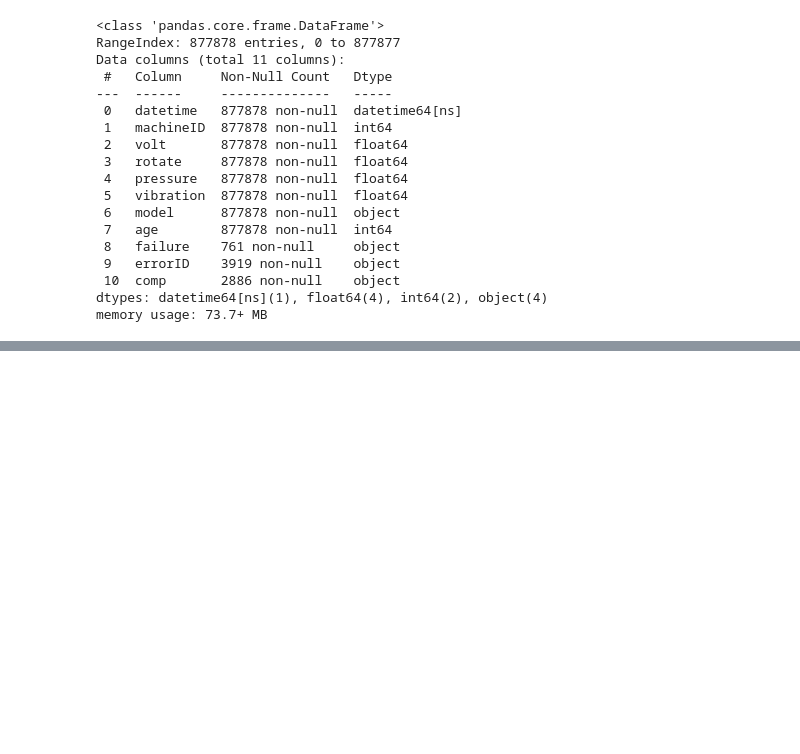
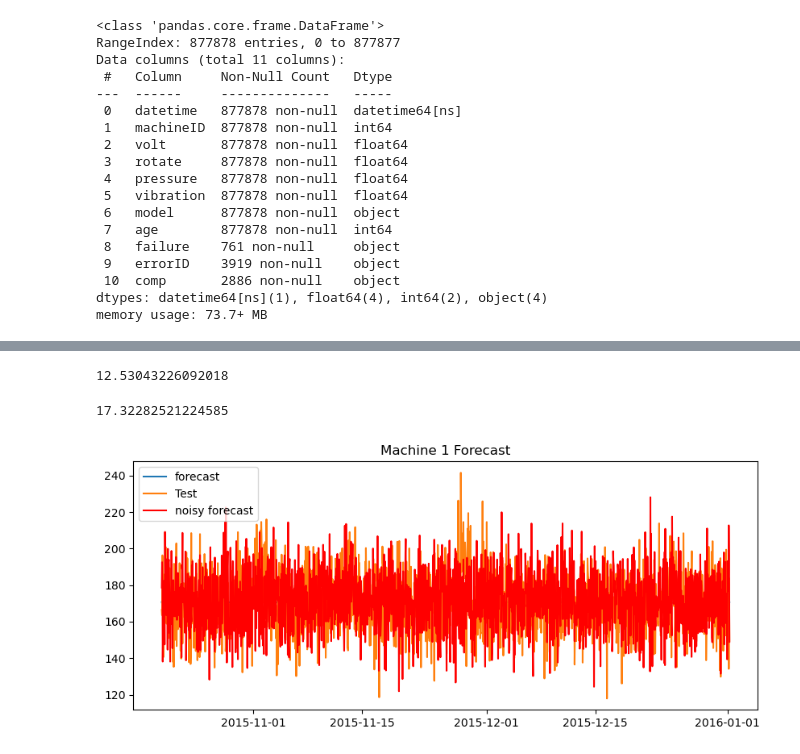
Before and after one commit to manya28/predictive_maintenance, a Jupyter notebook: predictive_maintenance_1.ipynb, the cells around one changed output, grey strips where cells are left out. Drawn from its saved outputs; the diff is of its cells as text; code cells hidden in the pictures; blank space fills up the shorter version.

```diff
--- a/predictive_maintenance_1.ipynb
+++ b/predictive_maintenance_1.ipynb
@@ -972,0 +1213,16 @@ Precision: 0.9987070008928738, Recall: 0.5061368642853922, F1-score: 0.621439315
+# %%
+# Calculate the standard deviation of the residuals from your model
+resid_std = np.std(model.resid())
+
+# model.fit(train)
+
+# # 5. Forecast the length of the test set
+# forecast = model.predict(n_periods=8)
+
+# Add random noise sampled from a normal distribution with the residual std deviation
+noisy_forecast = forecast + np.random.normal(loc=0, scale=resid_std, size=len(forecast))
+
+print("Original Forecast:")
+print(forecast)
+print("Noisy Forecast:")
+print(noisy_forecast)
@@ -972,0 +1282,18 @@ Precision: 0.9987070008928738, Recall: 0.5061368642853922, F1-score: 0.621439315
+# %%
+np.mean(abs(forecast - test))
+# %% [output]
+12.53043226092018
+# %%
+np.mean(abs(noisy_forecast - test))
+# %% [output]
+17.32282521224585
+# %%
+plt.figure(figsize=(10, 4))
+plt.plot(forecast.index, forecast, label='forecast')
+plt.plot(test.index, test, label='Test')
+plt.plot(noisy_forecast.index, noisy_forecast, label='noisy forecast', color='red')
+plt.title(f'Machine {1} Forecast')
+plt.legend()
+plt.show()
+# %% [output]
+[figure, added]
```
Also changed, not shown: parts of 67 cells of this notebook.
